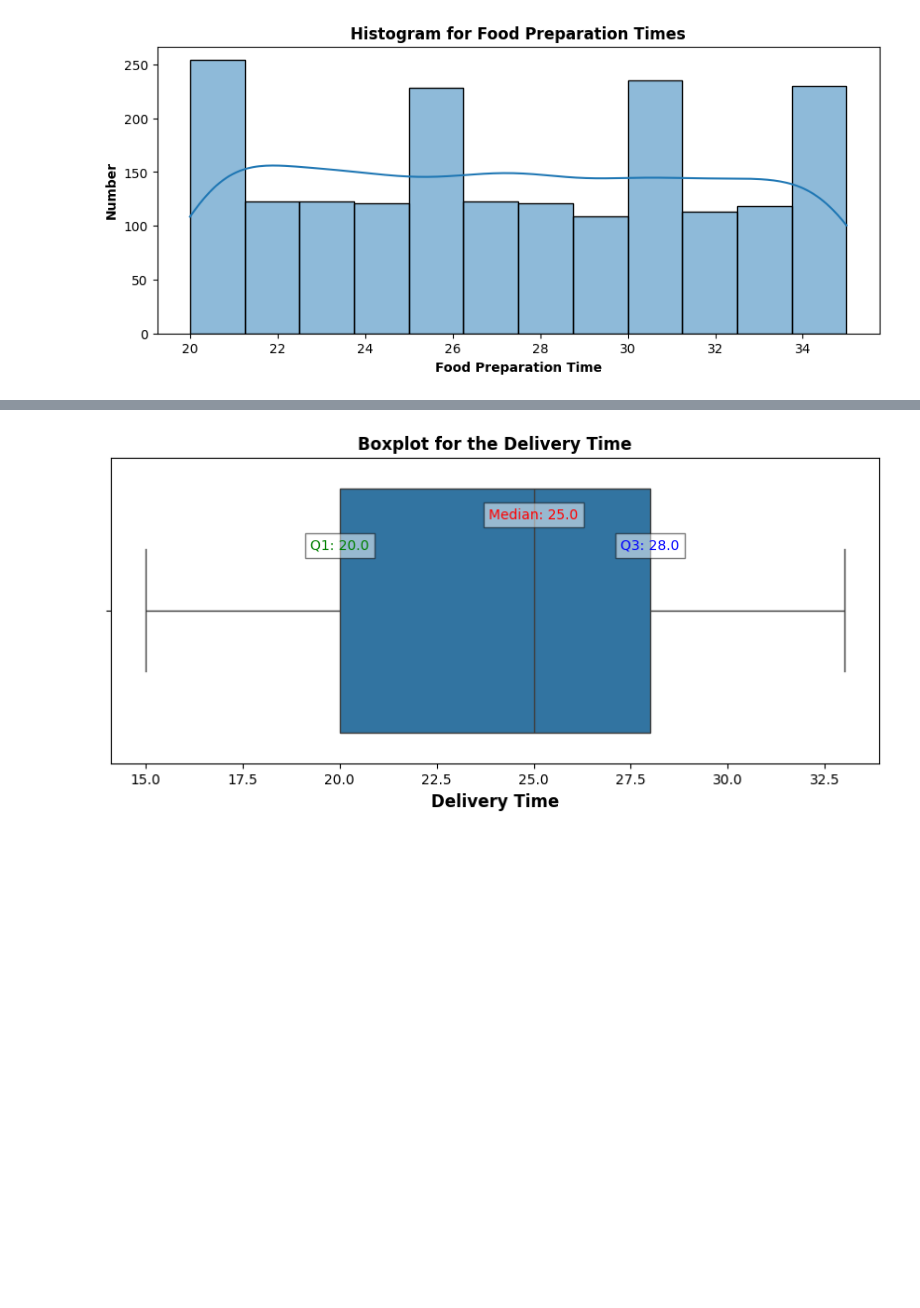
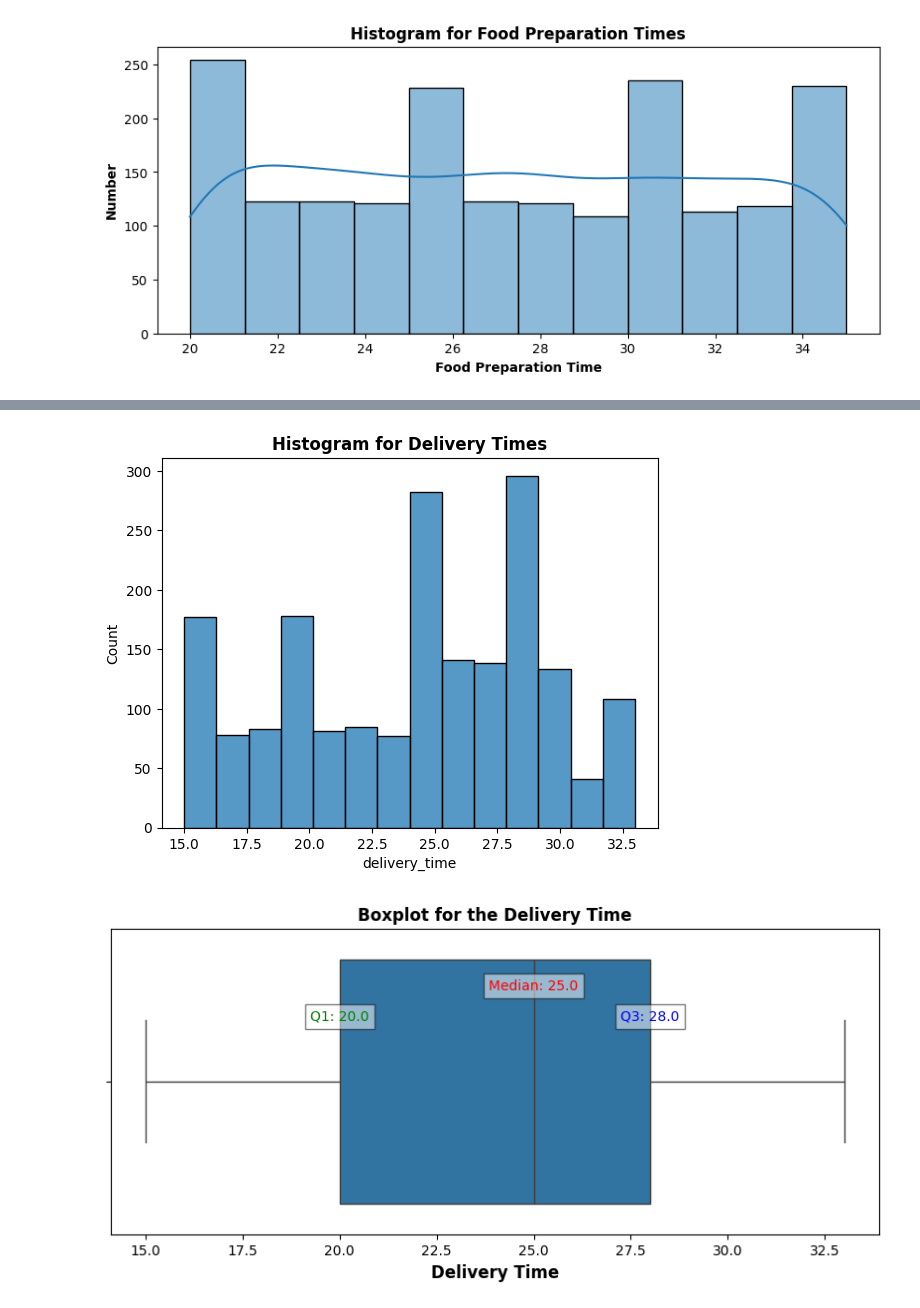
Before and after one commit to rohitdec01/AIML, a Jupyter notebook: 1_Food-Hub-Data-Analysis/rohit_PYF_Project_Learner_Notebook_Full_Code.ipynb, the cells around one changed output, grey strips where cells are left out. Saved outputs shown, nothing was run; the diff lists cells and outputs as text; code cells hidden in the pictures; blank space fills up the shorter version.

```diff
--- a/1_Food-Hub-Data-Analysis/rohit_PYF_Project_Learner_Notebook_Full_Code.ipynb
+++ b/1_Food-Hub-Data-Analysis/rohit_PYF_Project_Learner_Notebook_Full_Code.ipynb
@@ -405,3 +376,9 @@ plt.show()
+# %%
+sns.histplot(data=foodhub_df, x='delivery_time')
+plt.title('Histogram for Delivery Times', fontsize=12, fontweight='bold')
+plt.show()
+# %% [output]
+[figure, added]
 # %%
 # Create boxplot for delivery times.
 plt.figure(figsize=(10, 4))
```
Also changed, not shown: parts of 5 cells of this notebook.
